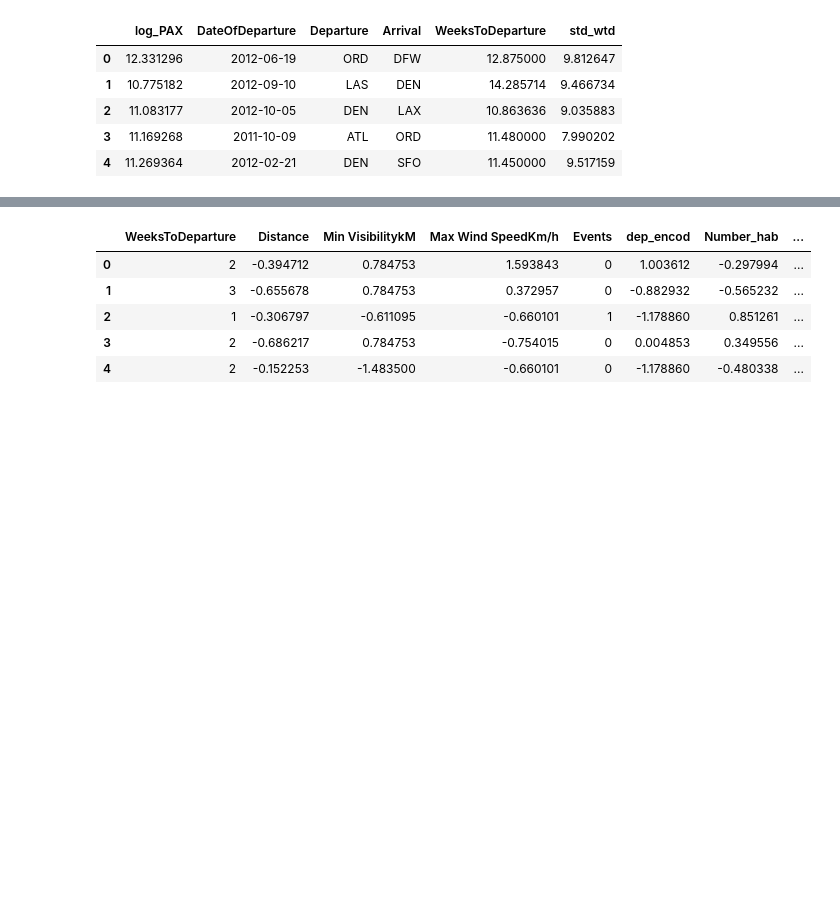
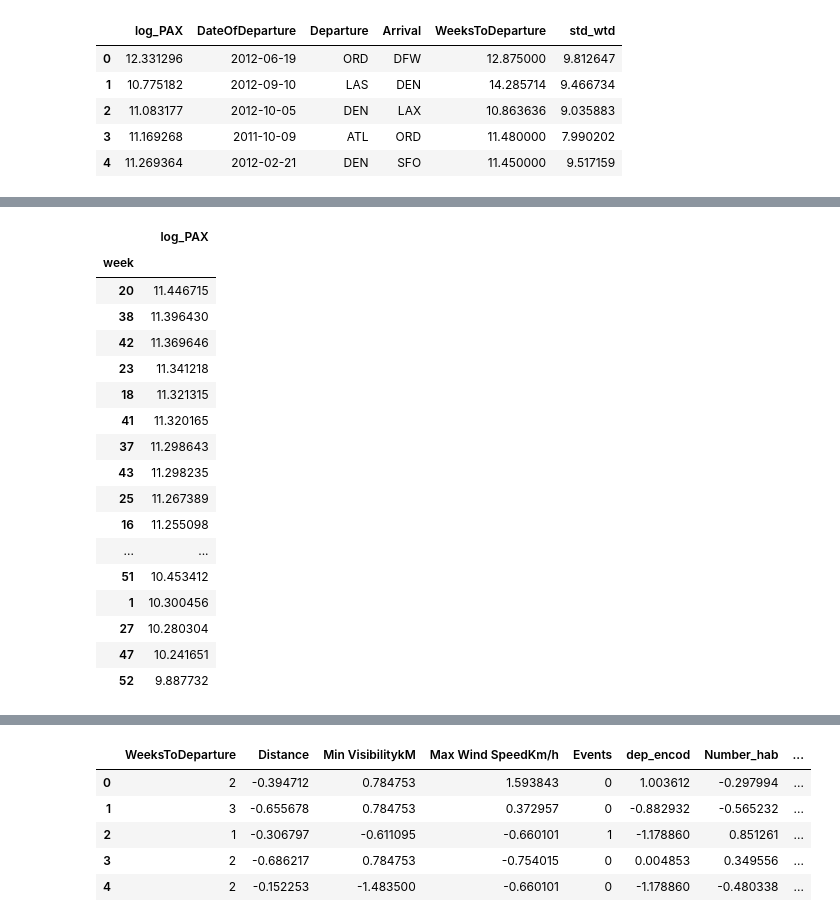
Before and after one commit to AdrienToulouse/Predicting_air_traffic, a Jupyter notebook: air_pass_Adrien-4.ipynb, the cells around one changed output, grey strips where cells are left out. Saved outputs shown, nothing was run; the diff lists cells and outputs as text; code cells hidden in the pictures; blank space fills up the shorter version.

```diff
--- a/air_pass_Adrien-4.ipynb
+++ b/air_pass_Adrien-4.ipynb
@@ -109,0 +154,21 @@ X_encoded.drop(['year', 'month', 'day', 'weekday', 'week', 'n_days','DateOfDepar
+# %%
+X_encoded[['week', 'log_PAX']].groupby(['week']).mean().sort_values(by='log_PAX', ascending=False)
+# %% [output]
+|  | log_PAX |
+| week |  |
+| 20 | 11.446715 |
+| 38 | 11.396430 |
+| 42 | 11.369646 |
+| 23 | 11.341218 |
+| 18 | 11.321315 |
+| 41 | 11.320165 |
+| 37 | 11.298643 |
+| 43 | 11.298235 |
+| 25 | 11.267389 |
+| 16 | 11.255098 |
+| ... | ... |
+| 51 | 10.453412 |
+| 1 | 10.300456 |
+| 27 | 10.280304 |
+| 47 | 10.241651 |
+| 52 | 9.887732 |
```
Also changed, not shown: parts of 15 cells of this notebook, 9 other files.
